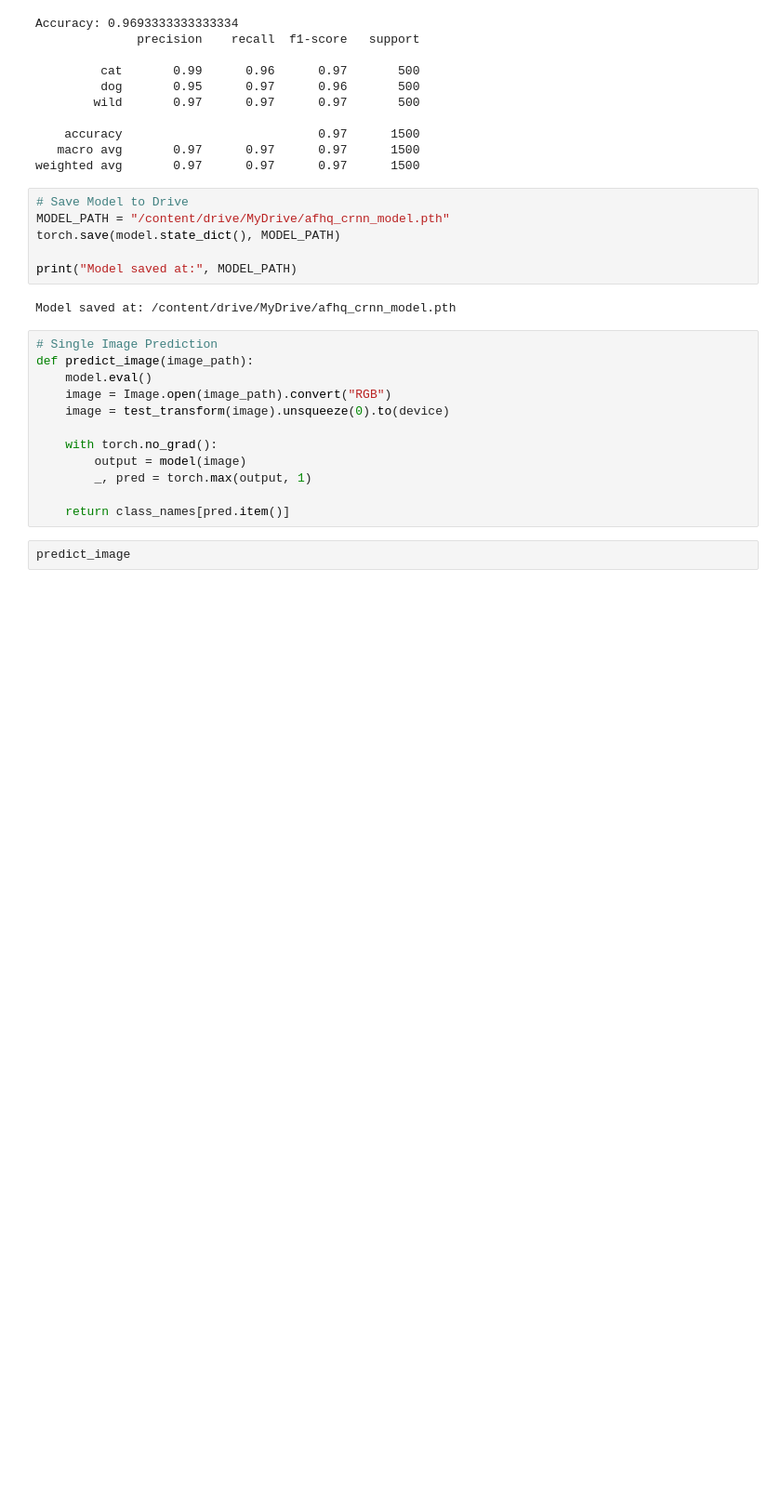
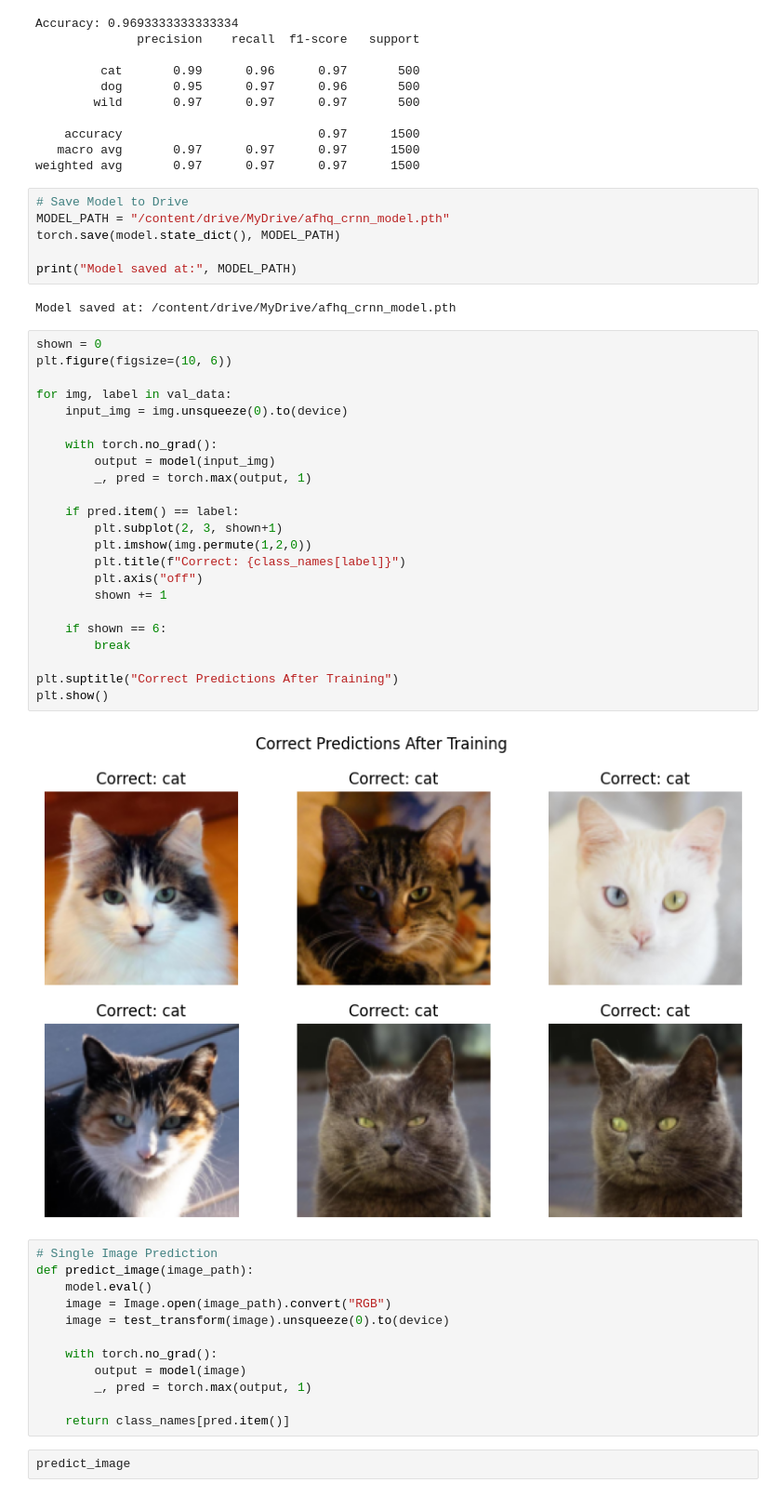
Before and after one commit to Zee5h4n/lessons-learned, a Jupyter notebook: AnimalClassficationCRNN.ipynb, the cells around one changed output. Shown at 93% size. Drawn from its saved outputs; the diff is of its cells as text; blank space fills up the shorter version.

Commit message:
Show predictions correct prediction

```diff
--- a/AnimalClassficationCRNN.ipynb
+++ b/AnimalClassficationCRNN.ipynb
@@ -287,6 +287,31 @@ torch.save(model.state_dict(), MODEL_PATH)
 print("Model saved at:", MODEL_PATH)
 # %% [output]
 Model saved at: /content/drive/MyDrive/afhq_crnn_model.pth
+# %%
+shown = 0
+plt.figure(figsize=(10, 6))
+
+for img, label in val_data:
+    input_img = img.unsqueeze(0).to(device)
+
+    with torch.no_grad():
+        output = model(input_img)
+        _, pred = torch.max(output, 1)
+
+    if pred.item() == label:
+        plt.subplot(2, 3, shown+1)
+        plt.imshow(img.permute(1,2,0))
+        plt.title(f"Correct: {class_names[label]}")
+        plt.axis("off")
+        shown += 1
+
+    if shown == 6:
+        break
+
+plt.suptitle("Correct Predictions After Training")
+plt.show()
+# %% [output]
+[figure, added]
 # %%
 # Single Image Prediction
 def predict_image(image_path):
```
